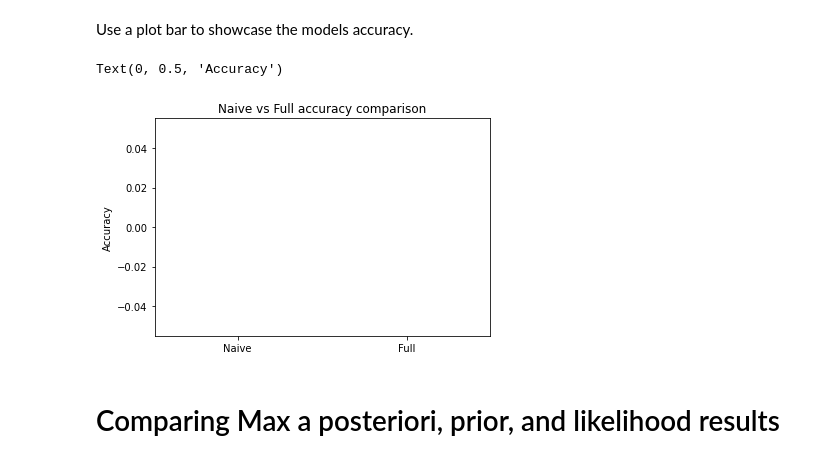
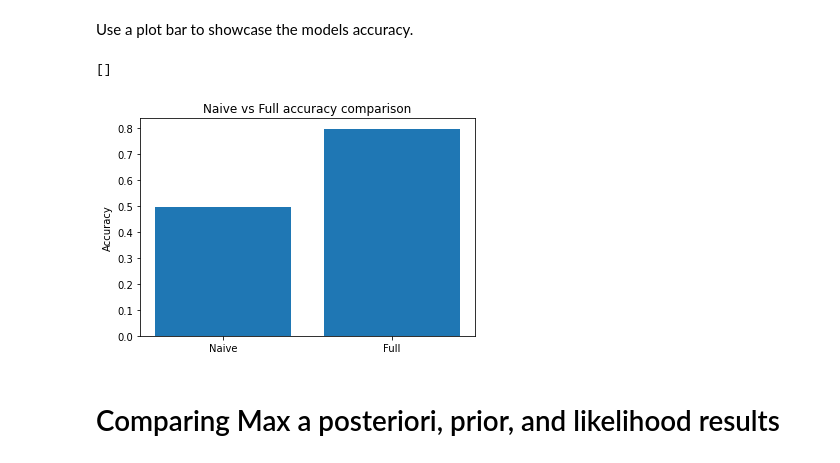
Before and after one commit to danspts/ml-hw, a Jupyter notebook: hw3/MAP_Classifier.ipynb, the cells around one changed output. Drawn from its saved outputs; the diff is of its cells as text; code cells hidden in the pictures.

```diff
--- a/hw3/MAP_Classifier.ipynb
+++ b/hw3/MAP_Classifier.ipynb
@@ -156,7 +160,7 @@ class NaiveNormalClassDistribution():
         Returns the likelihhod porbability of the instance under the class according to the dataset distribution.
         """
         probability_given_class = instance_probability(x, self.class_dataset_mean, self.class_dataset_std)
-        return probability_given_class * self.get_prior()
+        return probability_given_class
 
     def get_instance_posterior(self, x):
         """
@@ -251,10 +255,9 @@ def multi_normal_pdf(x, mean, cov):
     Returns the normal distribution pdf according to the given mean and var for the given x.
     """
     d =  len(mean)
-    power = np.power(np.e, -np.square(x - mean).T @ np.linalg.inv(x - mean) / 2)
-    coef = np.power( np.sqrt(2*np.pi),
-
-    pass
+    power =  -(x - mean) @ np.linalg.inv(cov) @ (x - mean).T / 2
+    coef = np.power(np.power(np.sqrt(2*np.pi), d) * np.linalg.det(cov), -1/2)
+    return coef * np.power(np.e, power)
 
 class MultiNormalClassDistribution():
     def __init__(self, dataset, class_value):
@@ -266,25 +269,37 @@ class MultiNormalClassDistribution():
         - dataset: The dataset as a numpy array
         - class_value : The class to calculate the parameters for.
         """
-        self.dataset = (dataset - np.mean(dataset, axis = 0)) / np.std(dataset, axis = 0)
-        self.cov_mat = np.cov(self.dataset.T)
+        self.dataset = dataset
+        self.dataset_mean = np.mean(self.dataset, axis=0)[:-1]
+        self.dataset_cov = np.cov(self.dataset[:,:-1].T)
         self.class_value = class_value
+        self.class_dataset = dataset[dataset[:,-1] == self.class_value]
+        self.class_dataset_mean = np.mean(self.class_dataset, axis=0)[:-1]
+        self.class_dataset_cov = np.cov(self.class_dataset[:,:-1].T)
+
 
     def get_prior(self):
         """
         Returns the prior porbability of the class according to the dataset distribution.
         """
-        return (np.dataset[:,-1] == self.class_value).count() /
+        space_size = self.dataset.shape[0]
+        class_size = self.class_dataset.shape[0]
+        probability = class_size / space_size
+        return probability
 
     def get_instance_likelihood(self, x):
         """
-        Returns the likelihood of the instance under the class according to the dataset distribution.
+        Returns the likelihhod porbability of the instance under the class according to the dataset distribution.
         """
-        return 1
+        probability_given_class = multi_normal_pdf(x[:-1], self.class_dataset_mean, self.class_dataset_cov)
+        return probability_given_class
 
     def get_instance_posterior(self, x):
         """
         Returns the posterior porbability of the instance under the class according to the dataset distribution.
         * Ignoring p(x)
         """
-        return 1
+        likelihood = self.get_instance_likelihood(x)
+        prior = self.get_prior()
+        predictor = multi_normal_pdf(x[:-1], self.dataset_mean, self.dataset_cov)
+        return (likelihood * prior) / predictor
@@ -316,11 +332,12 @@ Use a plot bar to showcase the models accuracy.
 # %%
 # Bar plot of accuracy of each model side by side.
 plt.bar(x=['Naive', 'Full'], height=[naive_accuracy, full_accuracy])
 plt.title("Naive vs Full accuracy comparison")
 plt.ylabel("Accuracy")
+plt.plot()
 # %% [output]
-Text(0, 0.5, 'Accuracy')
+[]
-[figure, old version]
+[figure, new version]
 # %% [markdown]
 # Comparing Max a posteriori, prior, and likelihood results
 # %% [markdown]
```
Also changed, not shown: parts of 20 cells of this notebook, 2 other files.
